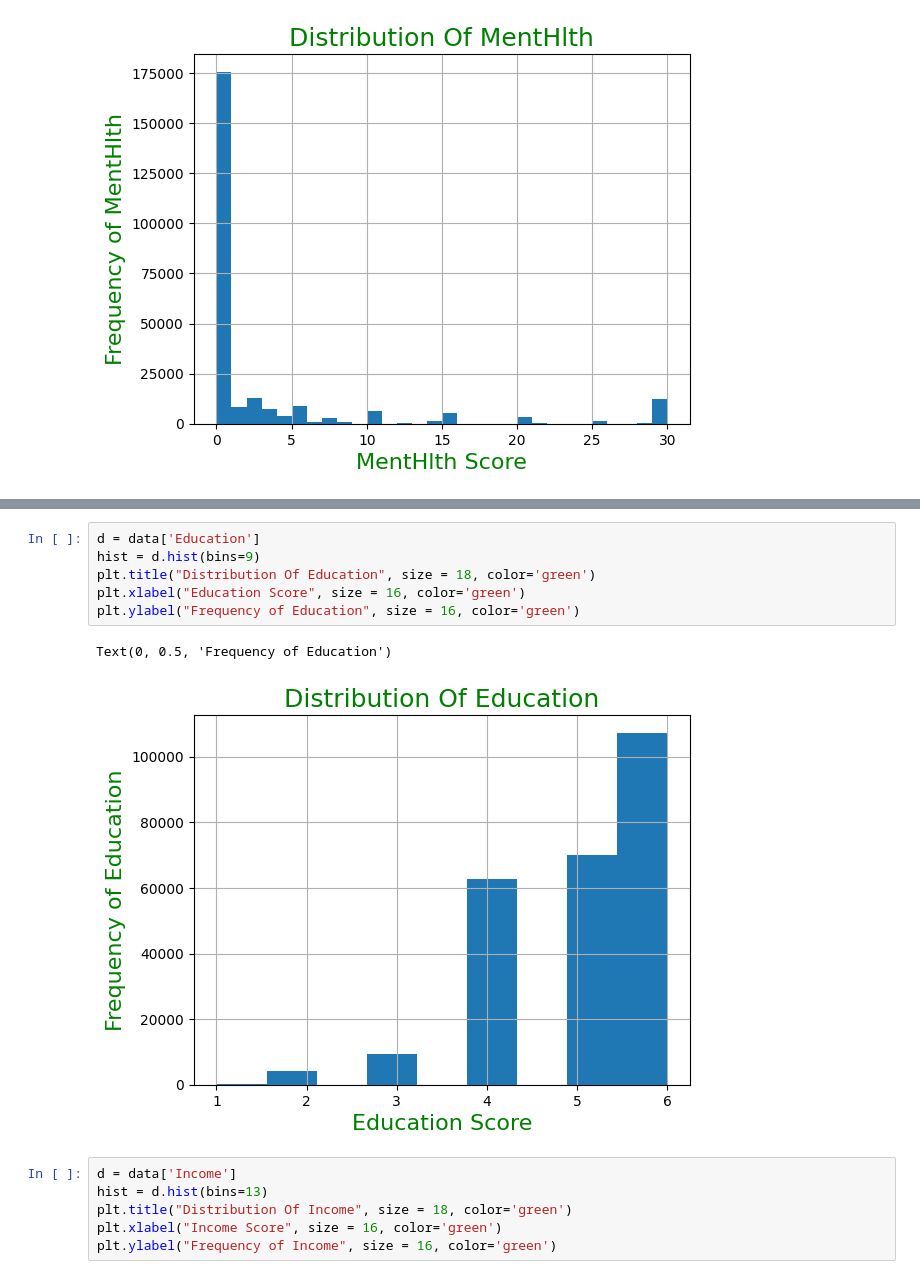
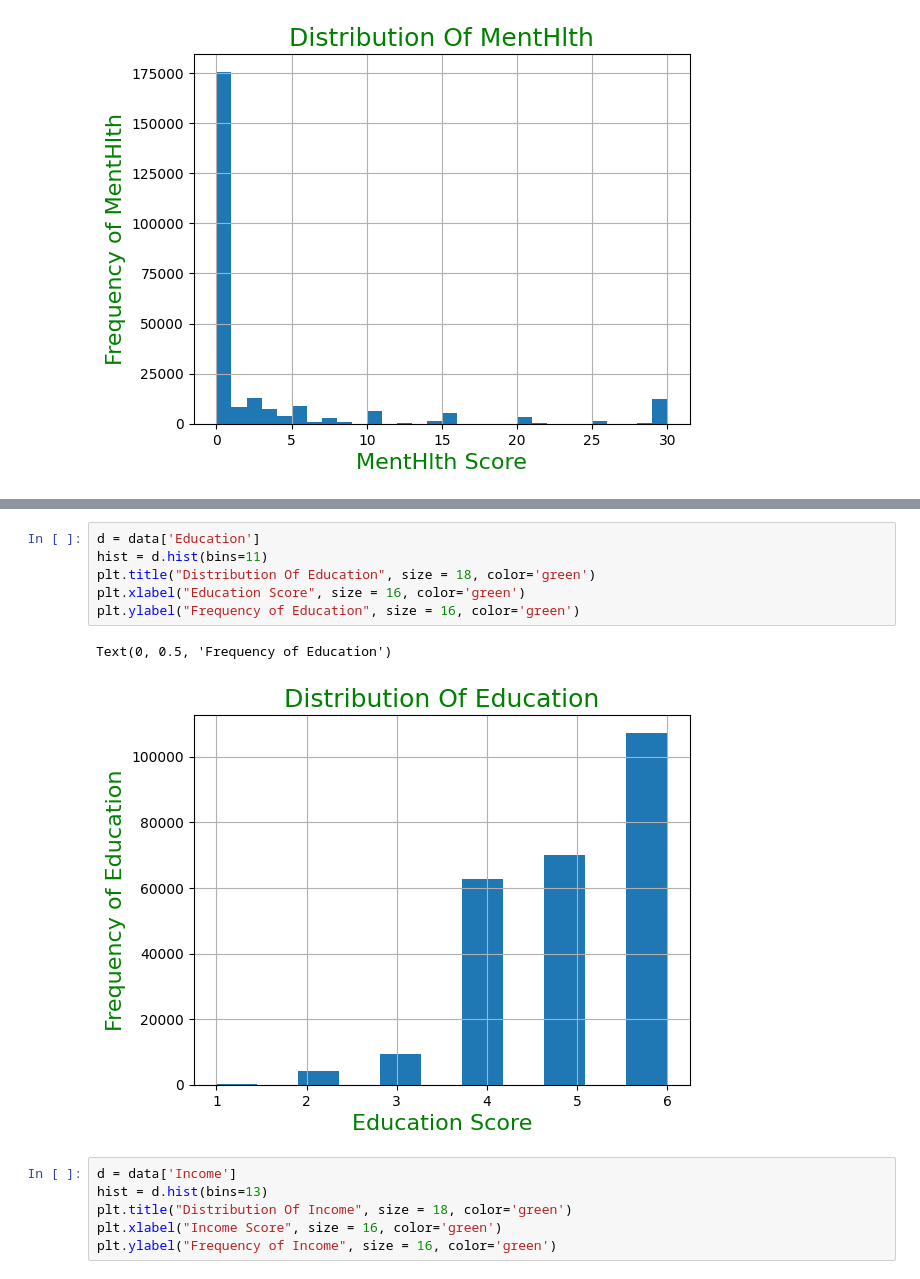
Before and after one commit to ejohnmedina/dsi-project-4, a Jupyter notebook: derek.ipynb, the cells around one changed output, grey strips where cells are left out. Drawn from its saved outputs; the diff is of its cells as text.

```diff
--- a/derek.ipynb
+++ b/derek.ipynb
@@ -160,12 +160,12 @@ Text(0, 0.5, 'Frequency of Age')
 # %%
 d = data['Education']
-hist = d.hist(bins=9)
+hist = d.hist(bins=11)
 plt.title("Distribution Of Education", size = 18, color='green')
 plt.xlabel("Education Score", size = 16, color='green')
 plt.ylabel("Frequency of Education", size = 16, color='green')
 # %% [output]
 Text(0, 0.5, 'Frequency of Education')
-[figure, old version]
+[figure, new version]
 # %%
 d = data['Income']
 hist = d.hist(bins=13)
```
Also changed, not shown: parts of 4 cells of this notebook.
